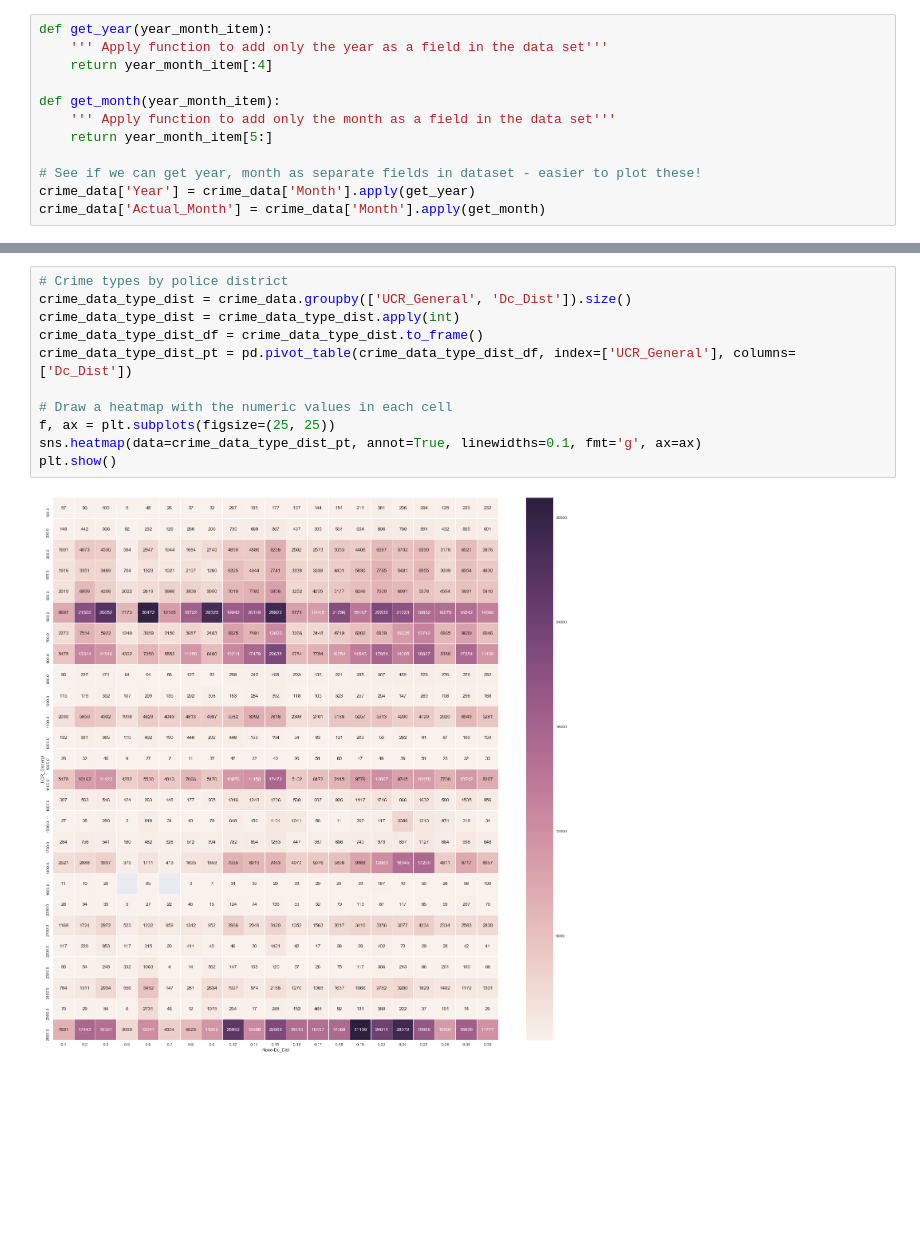
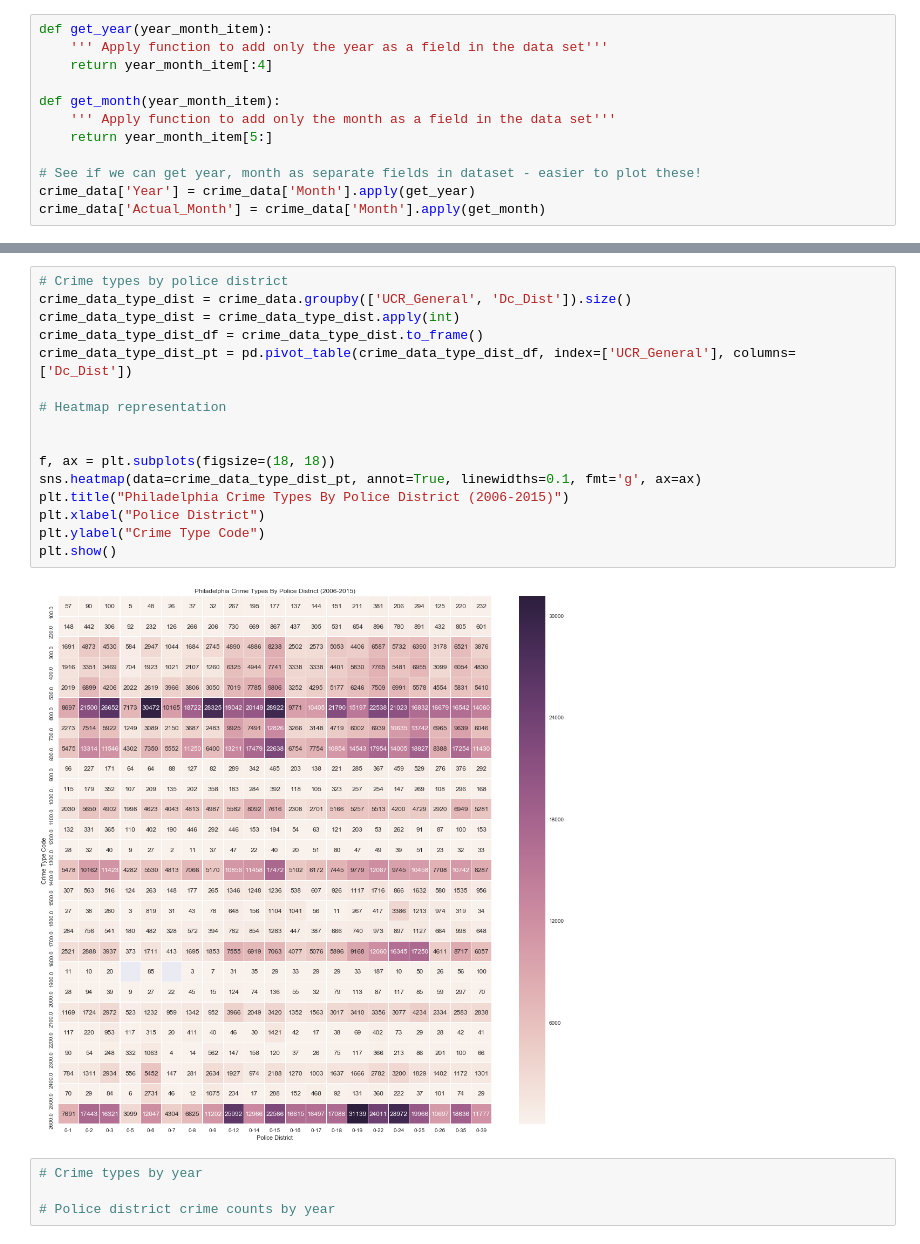
Before and after one commit to William-McKee/philadelphia_crime_data, a Jupyter notebook: Philadelphia_Crime_Data.ipynb, the cells around one changed output, grey strips where cells are left out. Cells and saved outputs as stored; diff of their text form; blank space fills up the shorter version.

Commit message:
Add files via upload
(1) Better organized the univariate data analysis
(2) Provided description for first bivariate heatmap

```diff
--- a/Philadelphia_Crime_Data.ipynb
+++ b/Philadelphia_Crime_Data.ipynb
@@ -488,13 +480,22 @@ plt.show()
 # %%
 # Crime types by police district
 crime_data_type_dist = crime_data.groupby(['UCR_General', 'Dc_Dist']).size()
 crime_data_type_dist = crime_data_type_dist.apply(int)
 crime_data_type_dist_df = crime_data_type_dist.to_frame()
 crime_data_type_dist_pt = pd.pivot_table(crime_data_type_dist_df, index=['UCR_General'], columns=['Dc_Dist'])
 
-# Draw a heatmap with the numeric values in each cell
-f, ax = plt.subplots(figsize=(25, 25))
+# Heatmap representation
+
+
+f, ax = plt.subplots(figsize=(18, 18))
 sns.heatmap(data=crime_data_type_dist_pt, annot=True, linewidths=0.1, fmt='g', ax=ax)
+plt.title("Philadelphia Crime Types By Police District (2006-2015)")
+plt.xlabel("Police District")
+plt.ylabel("Crime Type Code")
 plt.show()
 # %% [output]
-[figure, old version]
+[figure, new version]
+# %%
+# Crime types by year
+
+# Police district crime counts by year
```
Also changed, not shown: parts of 9 cells of this notebook.
